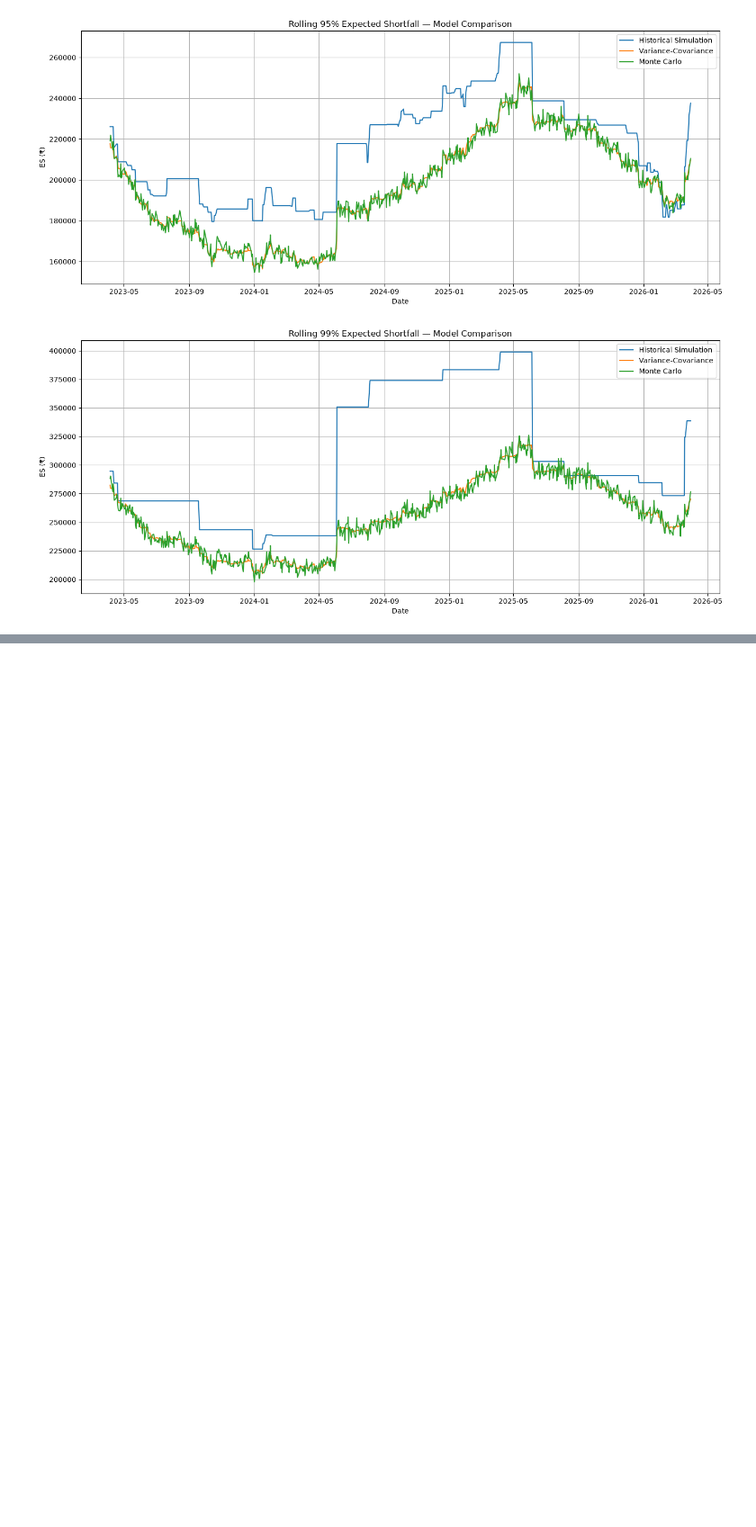
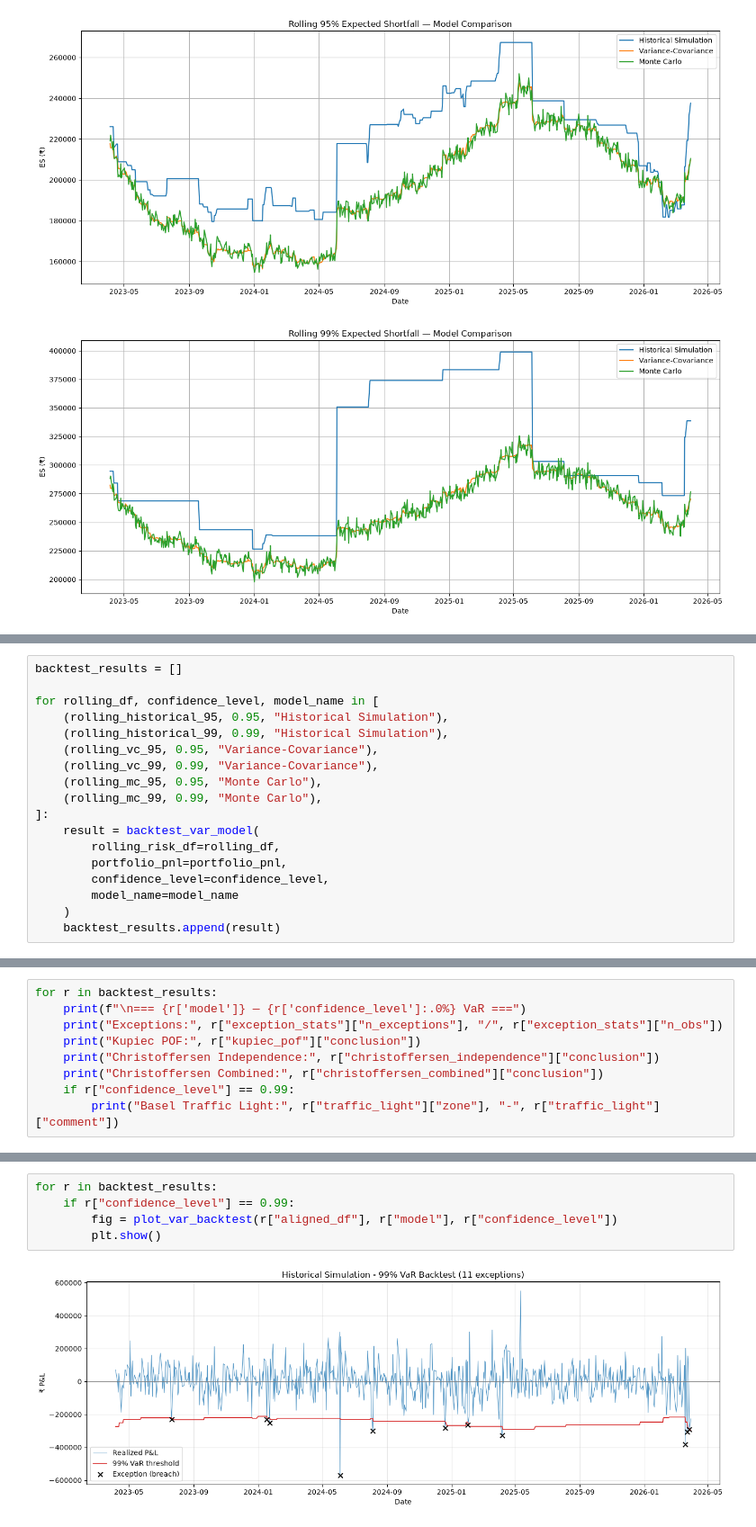
Before and after one commit to kushal16122005/market_risk_engine, a Jupyter notebook: main.ipynb, the cells around one changed output, grey strips where cells are left out. Shown at 90% size. Saved outputs shown, nothing was run; the diff lists cells and outputs as text; blank space fills up the shorter version.

Commit message:
Complete VaR backtesting framework

```diff
--- a/main.ipynb
+++ b/main.ipynb
@@ -924,0 +928,18 @@ plt.show()
+# %%
+backtest_results = []
+
+for rolling_df, confidence_level, model_name in [
+    (rolling_historical_95, 0.95, "Historical Simulation"),
+    (rolling_historical_99, 0.99, "Historical Simulation"),
+    (rolling_vc_95, 0.95, "Variance-Covariance"),
+    (rolling_vc_99, 0.99, "Variance-Covariance"),
+    (rolling_mc_95, 0.95, "Monte Carlo"),
+    (rolling_mc_99, 0.99, "Monte Carlo"),
+]:
+    result = backtest_var_model(
+        rolling_risk_df=rolling_df,
+        portfolio_pnl=portfolio_pnl,
+        confidence_level=confidence_level,
+        model_name=model_name
+    )
+    backtest_results.append(result)
@@ -924,0 +977,9 @@ plt.show()
+# %%
+for r in backtest_results:
+    print(f"\n=== {r['model']} — {r['confidence_level']:.0%} VaR ===")
+    print("Exceptions:", r["exception_stats"]["n_exceptions"], "/", r["exception_stats"]["n_obs"])
+    print("Kupiec POF:", r["kupiec_pof"]["conclusion"])
+    print("Christoffersen Independence:", r["christoffersen_independence"]["conclusion"])
+    print("Christoffersen Combined:", r["christoffersen_combined"]["conclusion"])
+    if r["confidence_level"] == 0.99:
+        print("Basel Traffic Light:", r["traffic_light"]["zone"], "-", r["traffic_light"]["comment"])
@@ -924,0 +1004,7 @@ plt.show()
+# %%
+for r in backtest_results:
+    if r["confidence_level"] == 0.99:
+        fig = plot_var_backtest(r["aligned_df"], r["model"], r["confidence_level"])
+        plt.show()
+# %% [output]
+[figure, added]
```
Also changed, not shown: parts of 7 cells of this notebook, 1 other file.
